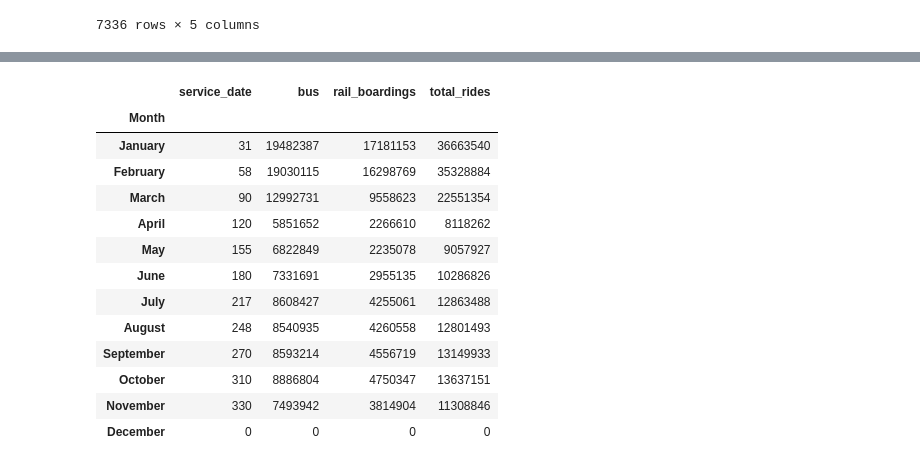
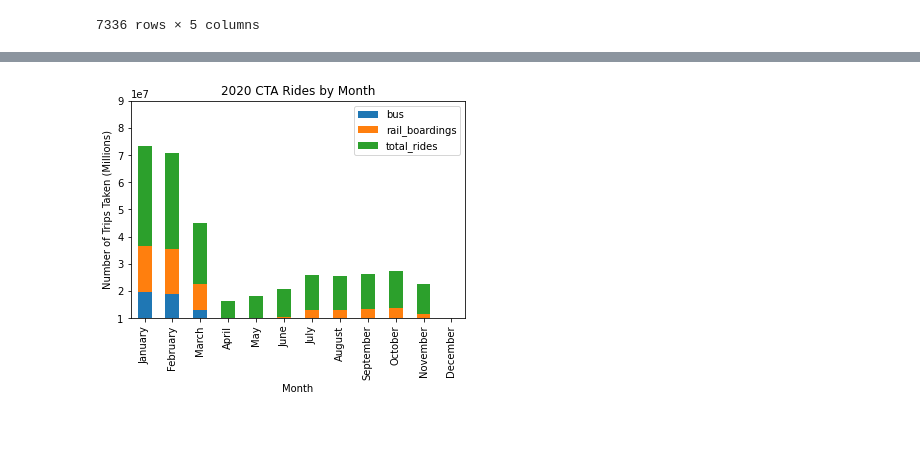
Before and after one commit to Slainte91/COVID-movement, a Jupyter notebook: cta/cta.ipynb, the cells around one changed output, grey strips where cells are left out. Saved outputs shown, nothing was run; the diff lists cells and outputs as text; code cells hidden in the pictures; blank space fills up the shorter version.

```diff
--- a/cta/cta.ipynb
+++ b/cta/cta.ipynb
@@ -85,19 +70,16 @@ full_2020.service_date = full_2020.service_date.str.split('/', expand=True)
 full_2020 = full_2020.astype({'service_date':'int64'})
 full_2020['Month'] = pd.cut(full_2020['service_date'], month_numbers, labels=month_names)
 month_grouped_2020 = full_2020.groupby(['Month']).sum()
+month_grouped_2020 = month_grouped_2020.drop(columns=['service_date'])
 month_grouped_2020
-# %% [output]
-|  | service_date | bus | rail_boardings | total_rides |
-| Month |  |  |  |  |
-| January | 31 | 19482387 | 17181153 | 36663540 |
-| February | 58 | 19030115 | 16298769 | 35328884 |
-| March | 90 | 12992731 | 9558623 | 22551354 |
-| April | 120 | 5851652 | 2266610 | 8118262 |
-| May | 155 | 6822849 | 2235078 | 9057927 |
-| June | 180 | 7331691 | 2955135 | 10286826 |
-| July | 217 | 8608427 | 4255061 | 12863488 |
-| August | 248 | 8540935 | 4260558 | 12801493 |
-| September | 270 | 8593214 | 4556719 | 13149933 |
-| October | 310 | 8886804 | 4750347 | 13637151 |
-| November | 330 | 7493942 | 3814904 | 11308846 |
-| December | 0 | 0 | 0 | 0 |
+# %%
+#make a bar graph of 2019 CTA travel
+month_grouped_2020.plot.bar(stacked=True)
+plt.ylim(10000000, 90000000)
+plt.title("2020 CTA Rides by Month")
+plt.xlabel("Month")
+plt.ylabel("Number of Trips Taken (Millions)")
+fig2 = plt.gcf()
+fig2.savefig("2020plot.png");
+# %% [output]
+[figure, added]
```
Also changed, not shown: parts of 2 cells of this notebook, 2 other files.
